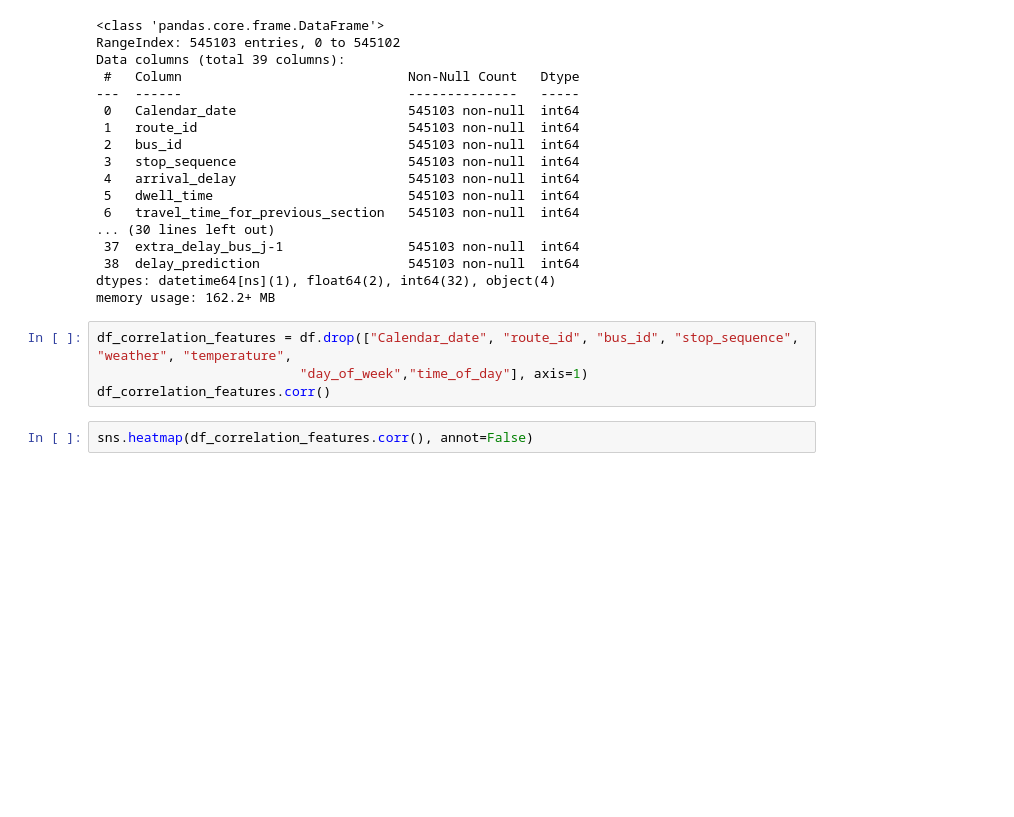
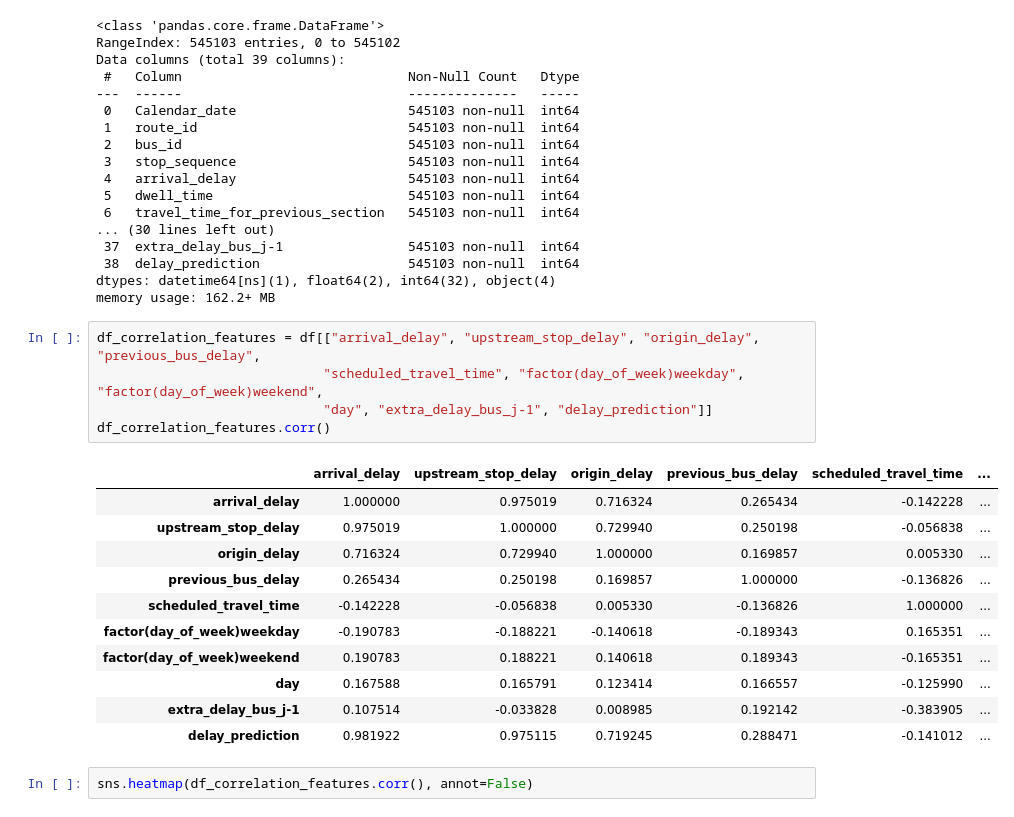
Before and after one commit to TomKoning1999/Final-project-code-folder, a Jupyter notebook: AH2179 final project group 4.ipynb, the cells around one changed output. Saved outputs shown, nothing was run; the diff lists cells and outputs as text; blank space fills up the shorter version.

```diff
--- a/AH2179 final project group 4.ipynb
+++ b/AH2179 final project group 4.ipynb
@@ -641,10 +641,23 @@ Data columns (total 39 columns):
  38  delay_prediction                   545103 non-null  int64
 dtypes: datetime64[ns](1), float64(2), int64(32), object(4)
 memory usage: 162.2+ MB
-# %%
-df_correlation_features = df.drop(["Calendar_date", "route_id", "bus_id", "stop_sequence", "weather", "temperature",
-                          "day_of_week","time_of_day"], axis=1)
-df_correlation_features.corr()
+# %%
+df_correlation_features = df[["arrival_delay", "upstream_stop_delay", "origin_delay", "previous_bus_delay",
+                             "scheduled_travel_time", "factor(day_of_week)weekday", "factor(day_of_week)weekend",
+                             "day", "extra_delay_bus_j-1", "delay_prediction"]]
+df_correlation_features.corr()
+# %% [output]
+|  | arrival_delay | upstream_stop_delay | origin_delay | previous_bus_delay | scheduled_travel_time | ... |
+| arrival_delay | 1.000000 | 0.975019 | 0.716324 | 0.265434 | -0.142228 | ... |
+| upstream_stop_delay | 0.975019 | 1.000000 | 0.729940 | 0.250198 | -0.056838 | ... |
+| origin_delay | 0.716324 | 0.729940 | 1.000000 | 0.169857 | 0.005330 | ... |
+| previous_bus_delay | 0.265434 | 0.250198 | 0.169857 | 1.000000 | -0.136826 | ... |
+| scheduled_travel_time | -0.142228 | -0.056838 | 0.005330 | -0.136826 | 1.000000 | ... |
+| factor(day_of_week)weekday | -0.190783 | -0.188221 | -0.140618 | -0.189343 | 0.165351 | ... |
+| factor(day_of_week)weekend | 0.190783 | 0.188221 | 0.140618 | 0.189343 | -0.165351 | ... |
+| day | 0.167588 | 0.165791 | 0.123414 | 0.166557 | -0.125990 | ... |
+| extra_delay_bus_j-1 | 0.107514 | -0.033828 | 0.008985 | 0.192142 | -0.383905 | ... |
+| delay_prediction | 0.981922 | 0.975115 | 0.719245 | 0.288471 | -0.141012 | ... |
 # %%
 sns.heatmap(df_correlation_features.corr(), annot=False)
 # %% [markdown]
```
Also changed, not shown: parts of 1 cell of this notebook.
